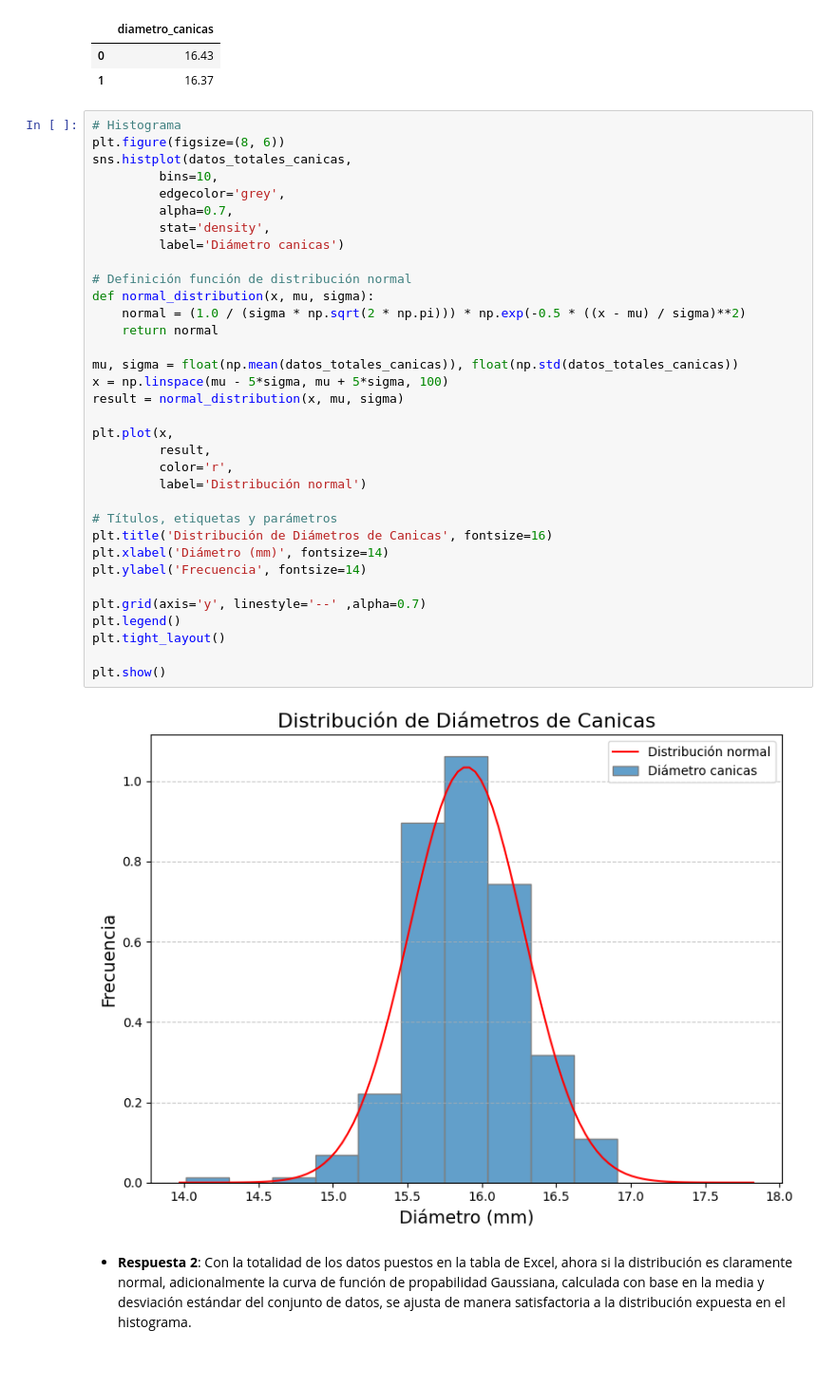
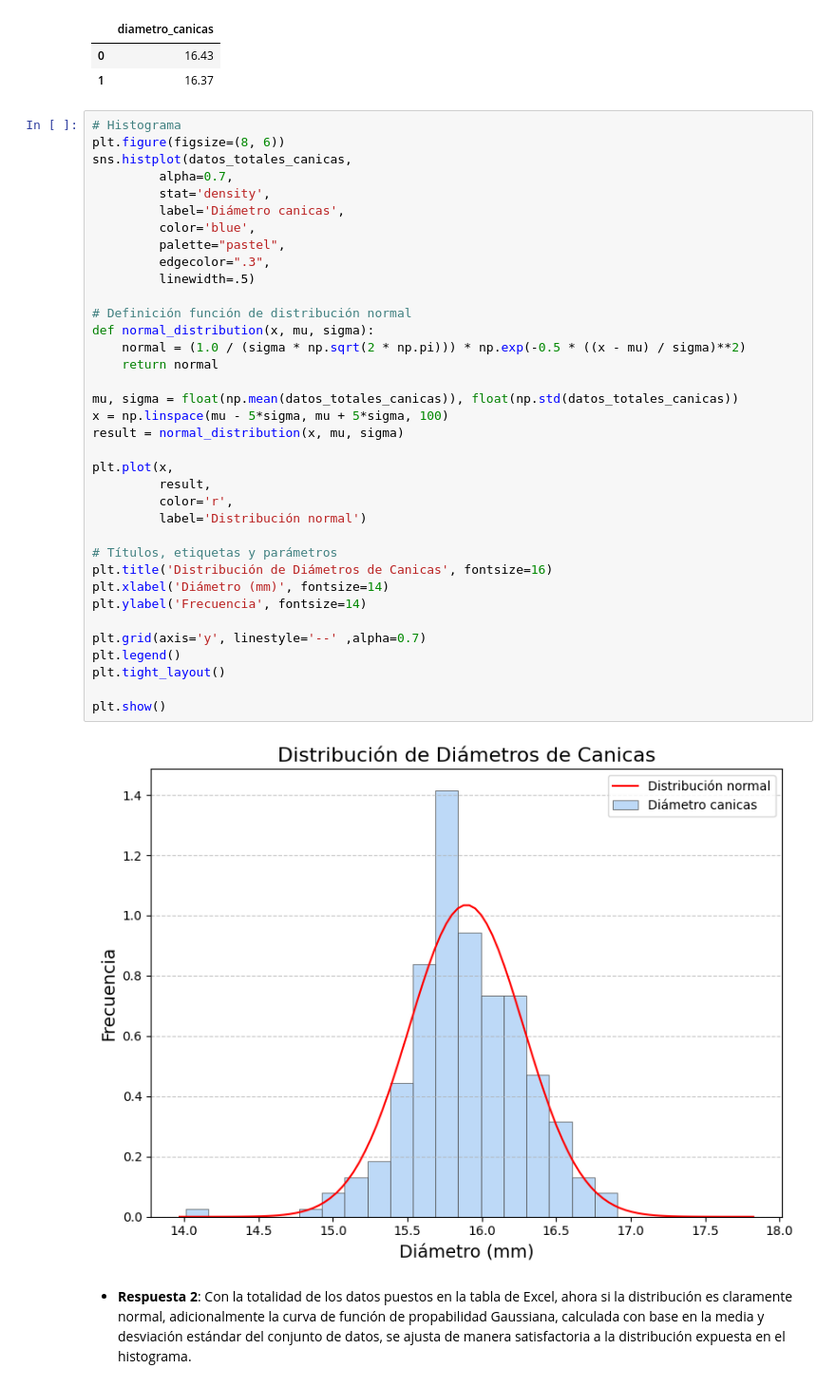
Before and after one commit to JD314/fisica_experimental, a Jupyter notebook: estiven/notebooks/tarea_1_geiger.ipynb, the cells around one changed output. Shown: that part at 95% size. Drawn from its saved outputs; the diff is of its cells as text.

```diff
--- a/estiven/notebooks/tarea_1_geiger.ipynb
+++ b/estiven/notebooks/tarea_1_geiger.ipynb
@@ -88,38 +92,40 @@ Tamaño de los datos: (250, 1)
 # Histograma
 plt.figure(figsize=(8, 6))
 sns.histplot(datos_totales_canicas,
-         bins=10,
-         edgecolor='grey',
          alpha=0.7,
          stat='density',
-         label='Diámetro canicas')
+         label='Diámetro canicas',
+         color='blue',
+         palette="pastel",
+         edgecolor=".3",
+         linewidth=.5)
 
 # Definición función de distribución normal
 def normal_distribution(x, mu, sigma):
     normal = (1.0 / (sigma * np.sqrt(2 * np.pi))) * np.exp(-0.5 * ((x - mu) / sigma)**2)
     return normal
 
 mu, sigma = float(np.mean(datos_totales_canicas)), float(np.std(datos_totales_canicas))
 x = np.linspace(mu - 5*sigma, mu + 5*sigma, 100)
 result = normal_distribution(x, mu, sigma)
 
 plt.plot(x,
          result,
          color='r',
          label='Distribución normal')
 
 # Títulos, etiquetas y parámetros
 plt.title('Distribución de Diámetros de Canicas', fontsize=16)
 plt.xlabel('Diámetro (mm)', fontsize=14)
 plt.ylabel('Frecuencia', fontsize=14)
 
 plt.grid(axis='y', linestyle='--' ,alpha=0.7)
 plt.legend()
 plt.tight_layout()
 
 plt.show()
 # %% [output]
-[figure, old version]
+[figure, new version]
 # %% [markdown]
 - **Respuesta 2**: Con la totalidad de los datos puestos en la tabla de Excel, ahora si la distribución es claramente normal, adicionalmente la curva de función de propabilidad Gaussiana, calculada con base en la media y desviación estándar del conjunto de datos, se ajusta de manera satisfactoria a la distribución expuesta en el histograma.
 # %%
```
Also changed, not shown: parts of 26 cells of this notebook.
